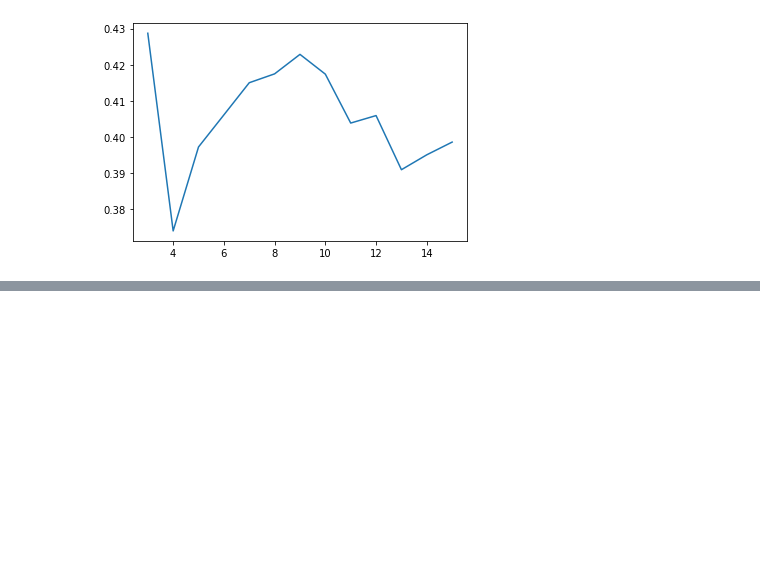
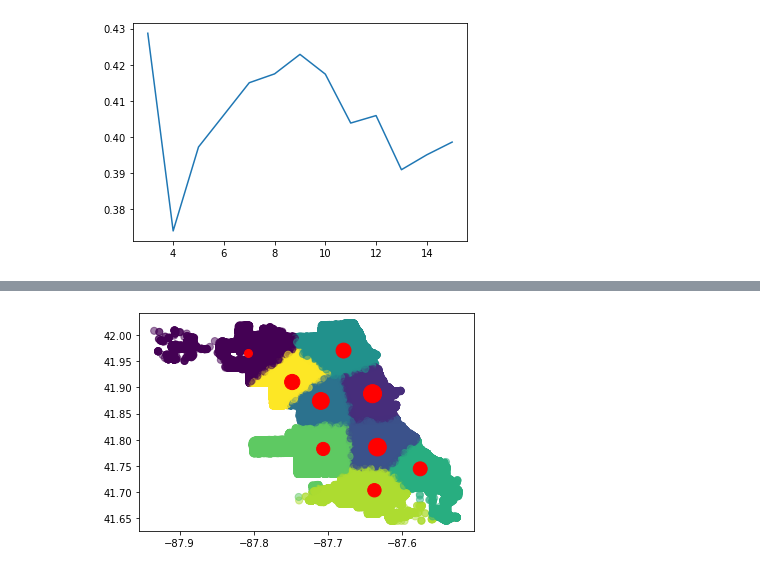
Before and after one commit to emmy0021/ChicagoCrimeAnalysis, a Jupyter notebook: predictTest.ipynb, the cells around one changed output, grey strips where cells are left out. Drawn from its saved outputs; the diff is of its cells as text; code cells hidden in the pictures; blank space fills up the shorter version.

Commit message:
Using clustering to predict location

```diff
--- a/predictTest.ipynb
+++ b/predictTest.ipynb
@@ -236,3 +228,14 @@ plt.plot(val,sil)
 plt.show()
 # %% [output]
 [figure]
+# %%
+df = data[data['Year'] < 2019]
+df = df[df['Year'] > 2015]
+df = df[df['Latitude'].notna()]
+df = df[df['Longitude'].notna()]
+
+latlon16To18 = df[['Latitude', 'Longitude']].copy()
+
+df['Year'].value_counts()
+
+latlon16To18.head()
@@ -238,0 +249,19 @@ plt.show()
+# %%
+from sklearn.cluster import KMeans
+
+kmeans = KMeans(n_clusters = 9).fit(latlon16To18)
+centroids = kmeans.cluster_centers_
+# %%
+import matplotlib.pyplot as plt
+import numpy as np
+
+
+labels = kmeans.labels_
+counts = np.bincount(labels[labels>=0])
+
+
+plt.scatter(latlon16To18['Longitude'], latlon16To18['Latitude'], c= kmeans.labels_.astype(float), s=50, alpha=0.5)
+plt.scatter(centroids[:, 1], centroids[:, 0], c='red', s=counts/400)
+plt.show()
+# %% [output]
+[figure, added]
```
Also changed, not shown: parts of 5 cells of this notebook.
